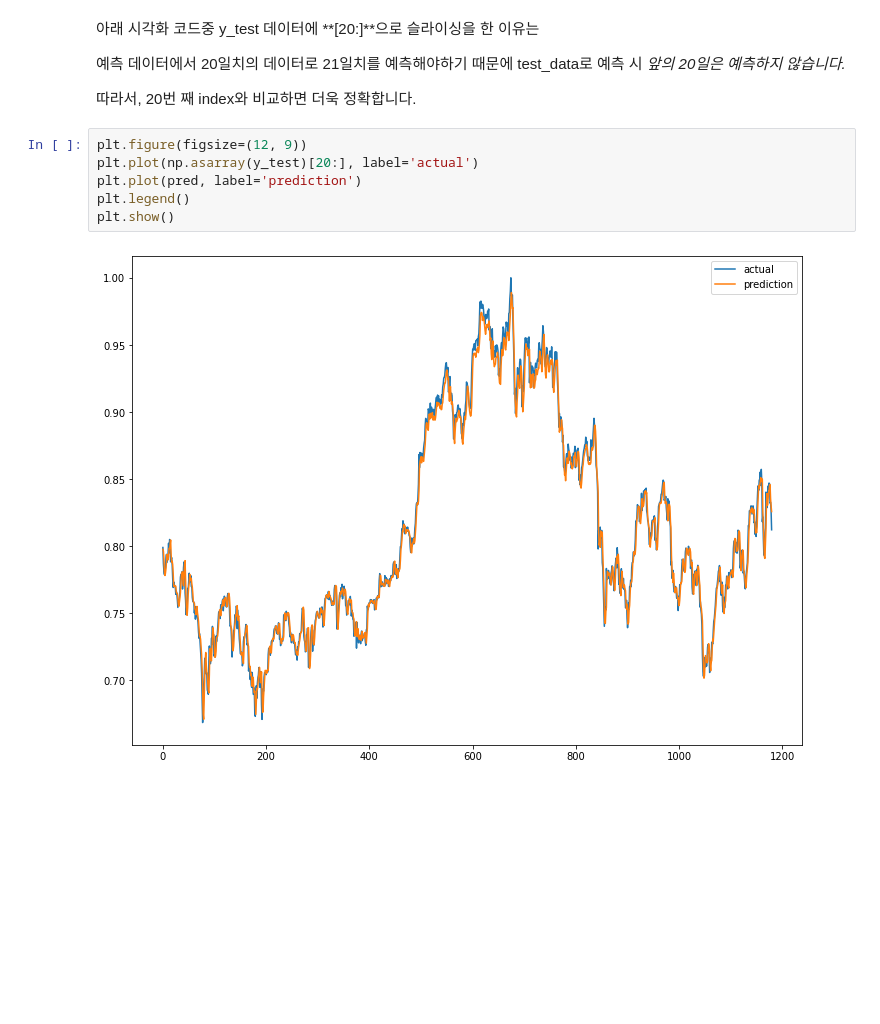
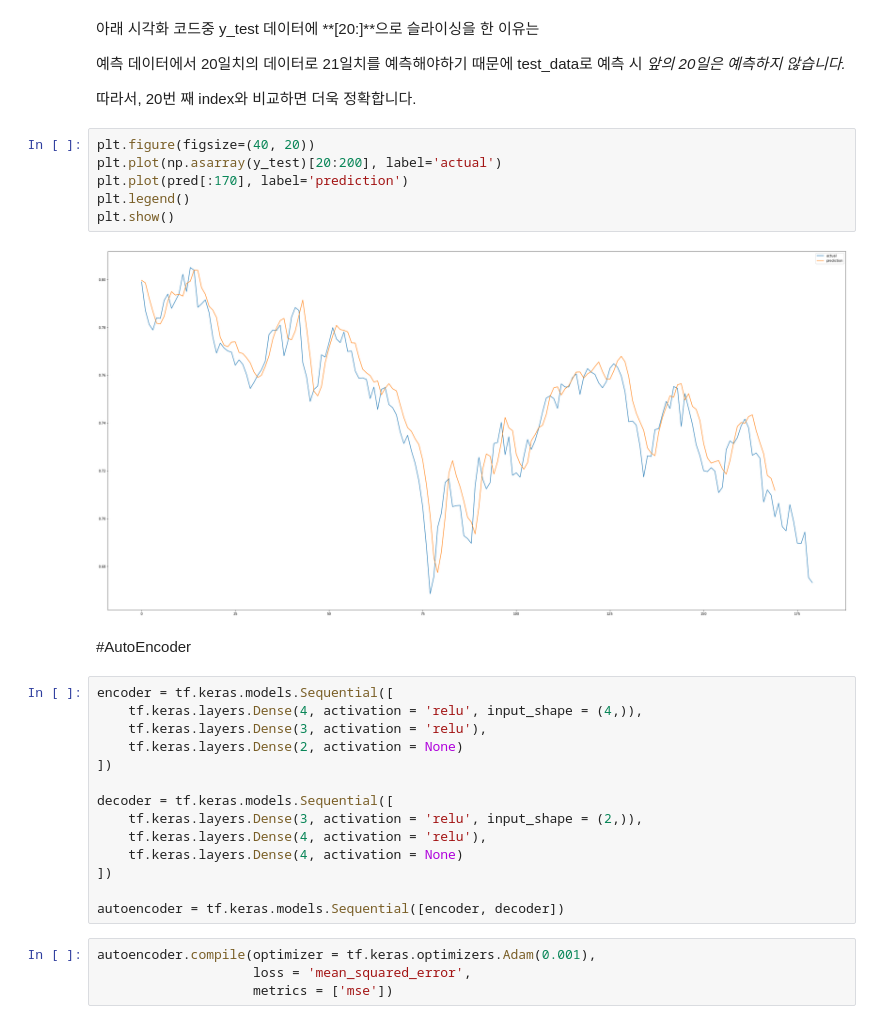
Before and after one commit to Canihelpme/DeepLearning_finance, a Jupyter notebook: LSTM_Kospi_predict.ipynb, the cells around one changed output. Cells and saved outputs as stored; diff of their text form; blank space fills up the shorter version.

```diff
--- a/LSTM_Kospi_predict.ipynb
+++ b/LSTM_Kospi_predict.ipynb
@@ -438,10 +390,30 @@ pred.shape
 
 따라서, 20번 째 index와 비교하면 더욱 정확합니다.
 # %%
-plt.figure(figsize=(12, 9))
-plt.plot(np.asarray(y_test)[20:], label='actual')
-plt.plot(pred, label='prediction')
+plt.figure(figsize=(40, 20))
+plt.plot(np.asarray(y_test)[20:200], label='actual')
+plt.plot(pred[:170], label='prediction')
 plt.legend()
 plt.show()
 # %% [output]
-[figure, old version]
+[figure, new version]
+# %% [markdown]
+#AutoEncoder
+# %%
+encoder = tf.keras.models.Sequential([
+    tf.keras.layers.Dense(4, activation = 'relu', input_shape = (4,)),
+    tf.keras.layers.Dense(3, activation = 'relu'),
+    tf.keras.layers.Dense(2, activation = None)
+])
+
+decoder = tf.keras.models.Sequential([
+    tf.keras.layers.Dense(3, activation = 'relu', input_shape = (2,)),
+    tf.keras.layers.Dense(4, activation = 'relu'),
+    tf.keras.layers.Dense(4, activation = None)
+])
+
+autoencoder = tf.keras.models.Sequential([encoder, decoder])
+# %%
+autoencoder.compile(optimizer = tf.keras.optimizers.Adam(0.001),
+                    loss = 'mean_squared_error',
+                    metrics = ['mse'])
```
Also changed, not shown: parts of 27 cells of this notebook.
